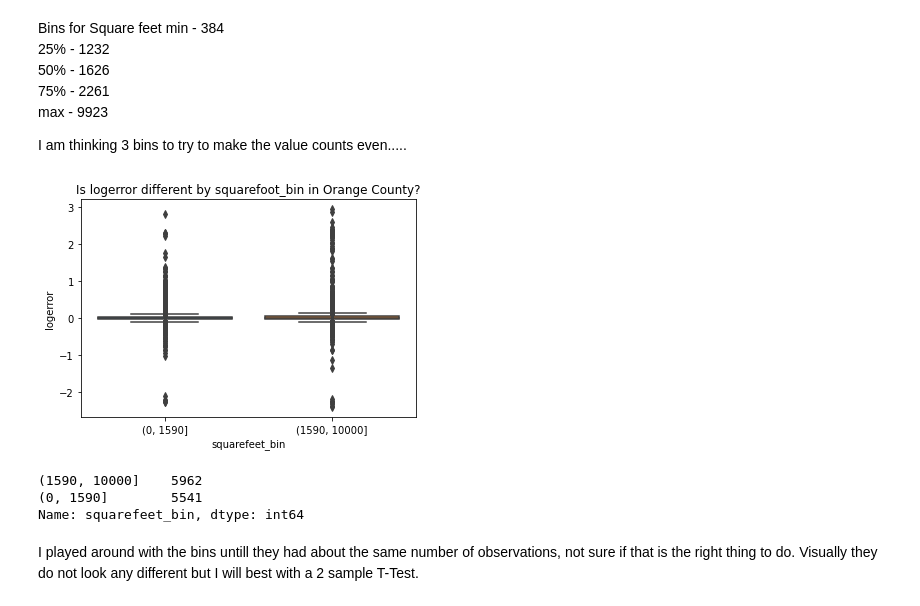
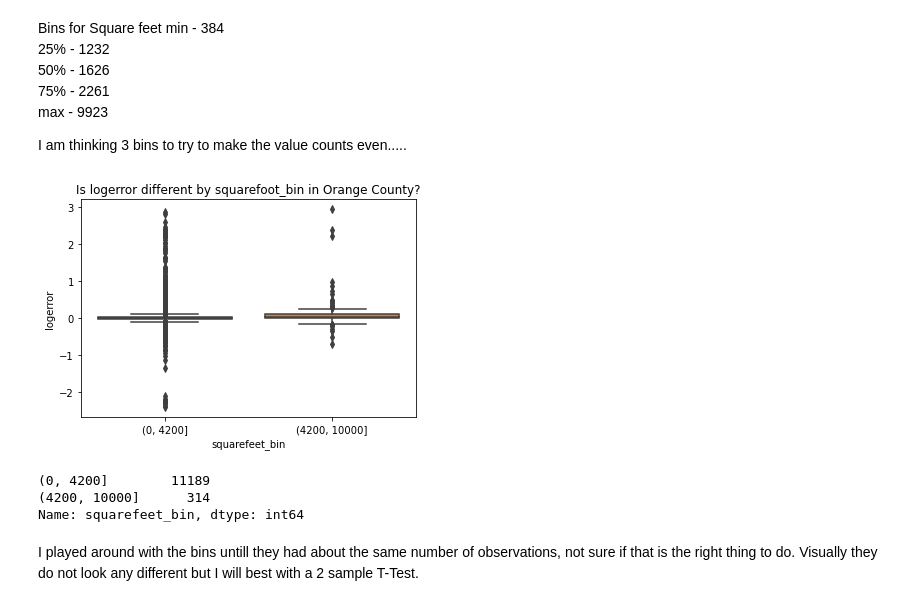
Before and after one commit to CSolitaire/clustering-exercises, a Jupyter notebook: explore_zillow.ipynb, the cells around one changed output. Saved outputs shown, nothing was run; the diff lists cells and outputs as text; code cells hidden in the pictures.

```diff
--- a/explore_zillow.ipynb
+++ b/explore_zillow.ipynb
@@ -616,17 +616,17 @@ I am thinking 3 bins to try to make the value counts even.....
 # %%
 # New colum in dataframe and visualization
 
-or_df['squarefeet_bin'] = pd.cut(or_df.squarefeet, [0, 1590, 10000])
+or_df['squarefeet_bin'] = pd.cut(or_df.squarefeet, [0, 4200, 10000])
 sns.boxplot(or_df.squarefeet_bin, or_df.logerror)
 plt.title("Is logerror different by squarefoot_bin in Orange County?")
 plt.show()
 # %% [output]
-[figure, old version]
+[figure, new version]
 # %%
 or_df.squarefeet_bin.value_counts()
 # %% [output]
-(1590, 10000]    5962
-(0, 1590]        5541
+(0, 4200]        11189
+(4200, 10000]      314
 Name: squarefeet_bin, dtype: int64
 # %% [markdown]
 I played around with the bins untill they had about the same number of observations, not sure if that is the right thing to do.  Visually they do not look any different but I will best with a 2 sample T-Test.
```
Also changed, not shown: parts of 7 cells of this notebook.
